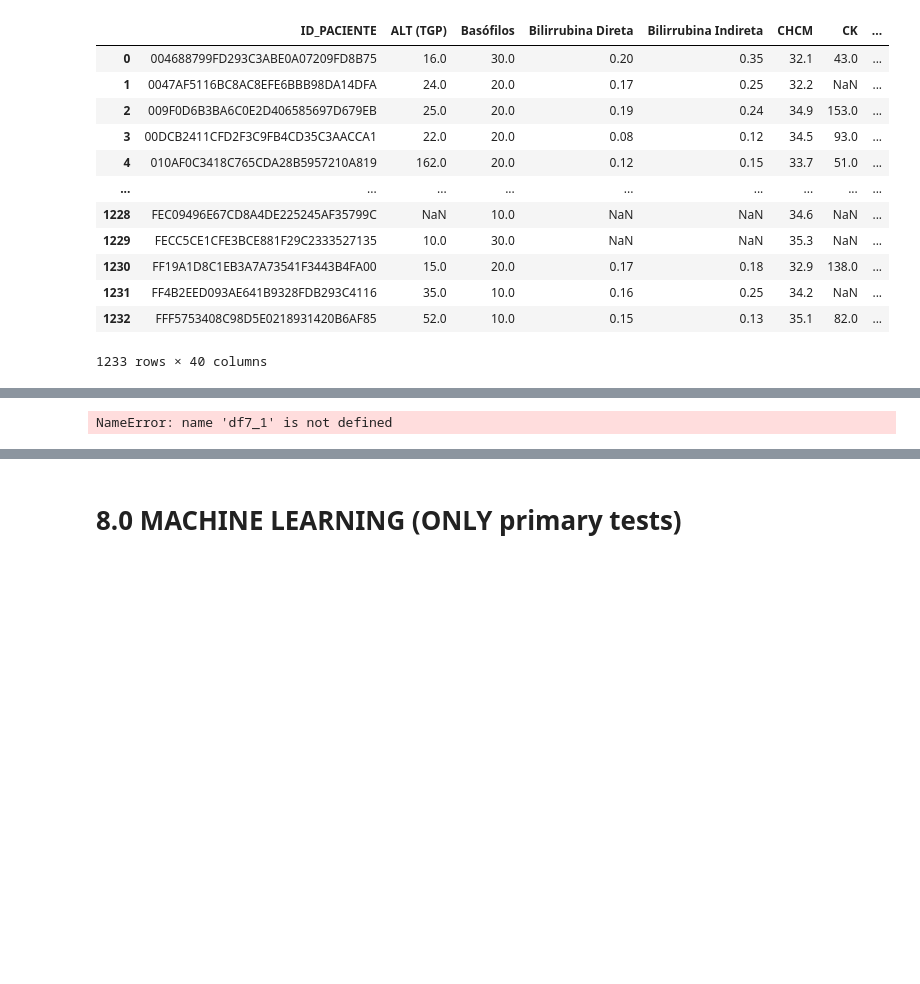
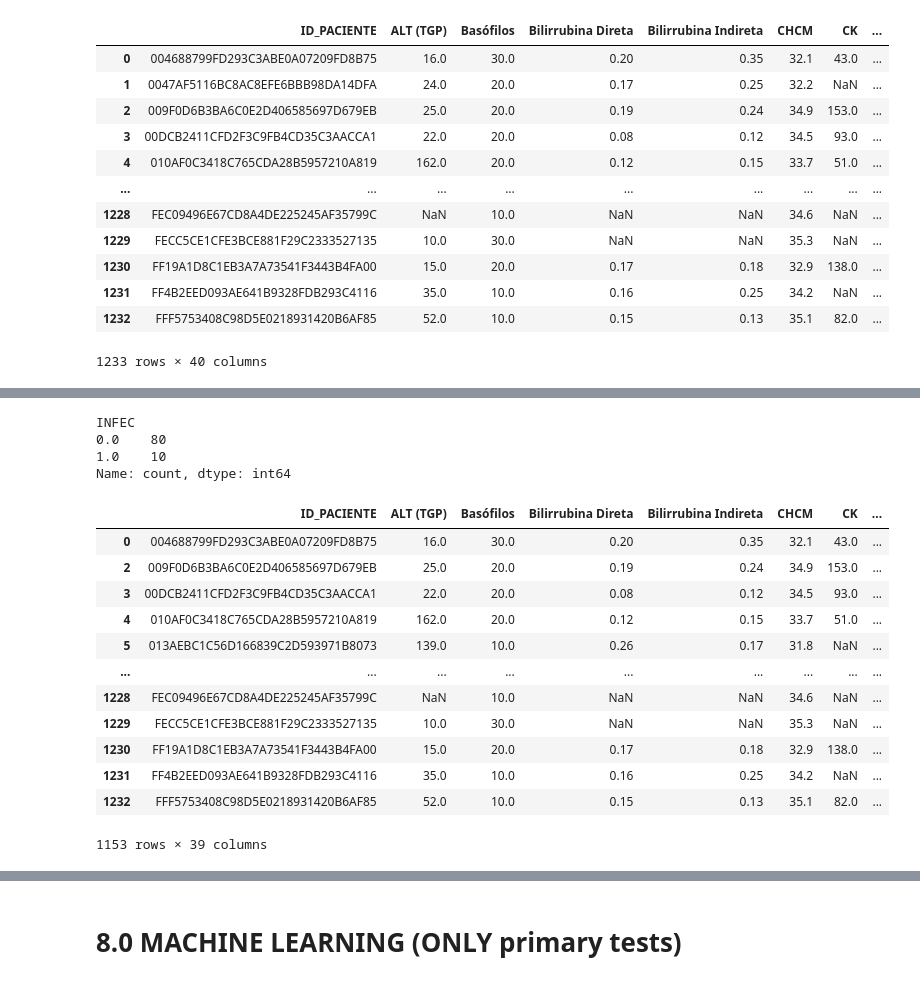
Before and after one commit to filipeloyola/HCAI_prediction, a Jupyter notebook: DatasetConstruction/Dataset_construction.ipynb, the cells around one changed output, grey strips where cells are left out. Drawn from its saved outputs; the diff is of its cells as text; code cells hidden in the pictures; blank space fills up the shorter version.

```diff
--- a/DatasetConstruction/Dataset_construction.ipynb
+++ b/DatasetConstruction/Dataset_construction.ipynb
@@ -926,3 +977,9 @@ df["count"].sum()
+# %%
+# delete birth year == np.nonlocal
+
+#df5_2 = df5_1.dropna(subset="Ano nascimento")
+
+df5_2 = df5_1
 # %% [markdown]
 # 6.0 Missing values
 # %%
@@ -1620,4 +1689,40 @@ NameError: name 'df7_1' is not defined
-# %%
-df7_1[df7_1["Ano nascimento"]!=df7_1["Ano nascimento"]]
-# %% [output]
-NameError: name 'df7_1' is not defined
+# %%
+# Analyze Ano nascimento == np.nan
+df_2 = df7_1[df7_1["Ano nascimento"].isna()]
+
+# Analyze target
+df_2["INFEC"].value_counts()
+# %% [output]
+INFEC
+0.0    80
+1.0    10
+Name: count, dtype: int64
+# %%
+# delete only year birth == np.nan and infec == 0
+
+# conditions
+#filter1 = df7_1['Ano nascimento'].isna()
+#filter2 = df7_1['INFEC'] == 0
+
+# Filtering
+#df_filtrado = df7_1.query("filter1 & filter2")
+df_filtrado = df7_1.query("`Ano nascimento`.isna() & `INFEC` == 0")
+
+# drop lines
+df7_1.drop(df_filtrado.index, axis=0, inplace=True)
+
+df7_1
+# %% [output]
+|  | ID_PACIENTE | ALT (TGP) | Basófilos | Bilirrubina Direta | Bilirrubina Indireta | CHCM | CK | ... |
+| 0 | 004688799FD293C3ABE0A07209FD8B75 | 16.0 | 30.0 | 0.20 | 0.35 | 32.1 | 43.0 | ... |
+| 2 | 009F0D6B3BA6C0E2D406585697D679EB | 25.0 | 20.0 | 0.19 | 0.24 | 34.9 | 153.0 | ... |
+| 3 | 00DCB2411CFD2F3C9FB4CD35C3AACCA1 | 22.0 | 20.0 | 0.08 | 0.12 | 34.5 | 93.0 | ... |
+| 4 | 010AF0C3418C765CDA28B5957210A819 | 162.0 | 20.0 | 0.12 | 0.15 | 33.7 | 51.0 | ... |
+| 5 | 013AEBC1C56D166839C2D593971B8073 | 139.0 | 10.0 | 0.26 | 0.17 | 31.8 | NaN | ... |
+| ... | ... | ... | ... | ... | ... | ... | ... | ... |
+| 1228 | FEC09496E67CD8A4DE225245AF35799C | NaN | 10.0 | NaN | NaN | 34.6 | NaN | ... |
+| 1229 | FECC5CE1CFE3BCE881F29C2333527135 | 10.0 | 30.0 | NaN | NaN | 35.3 | NaN | ... |
+| 1230 | FF19A1D8C1EB3A7A73541F3443B4FA00 | 15.0 | 20.0 | 0.17 | 0.18 | 32.9 | 138.0 | ... |
+| 1231 | FF4B2EED093AE641B9328FDB293C4116 | 35.0 | 10.0 | 0.16 | 0.25 | 34.2 | NaN | ... |
+| 1232 | FFF5753408C98D5E0218931420B6AF85 | 52.0 | 10.0 | 0.15 | 0.13 | 35.1 | 82.0 | ... |
+1153 rows × 39 columns
```
Also changed, not shown: parts of 20 cells of this notebook, 7 other files.
